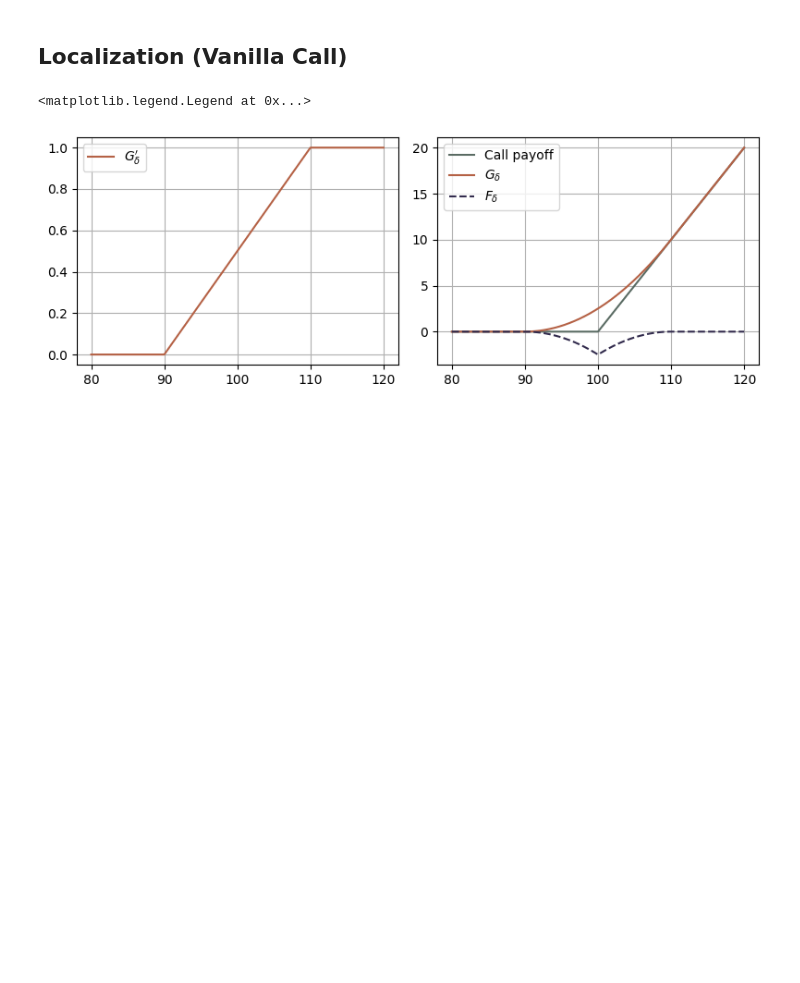
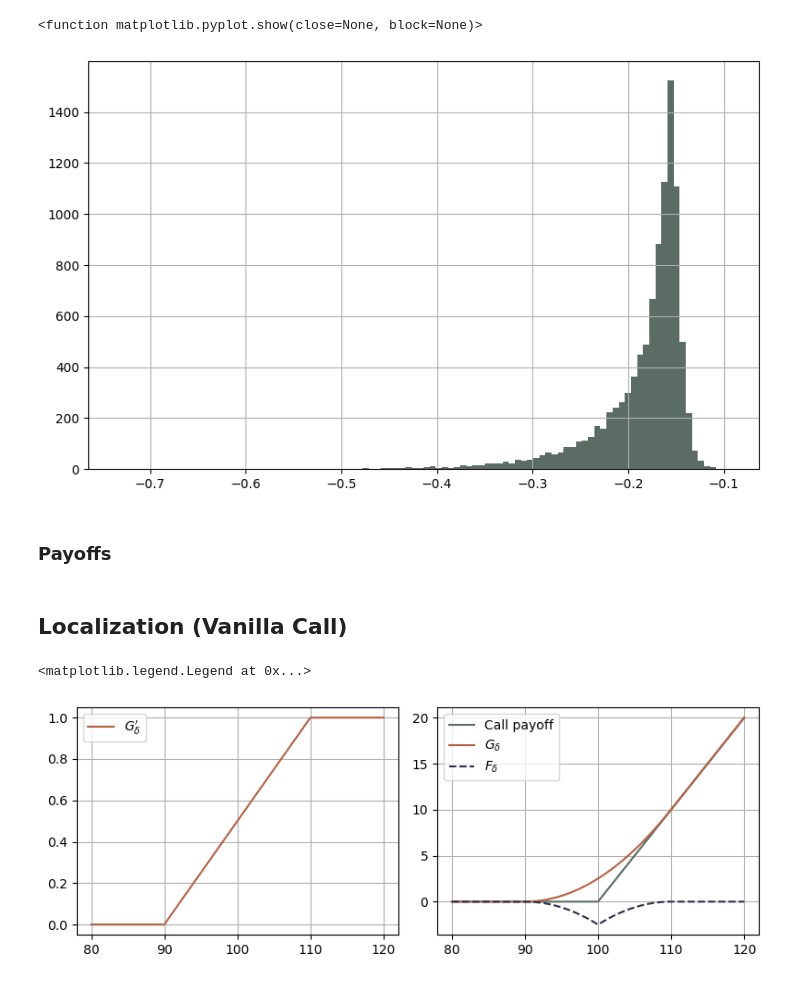
Before and after one commit to MrG1raffe/signature, a Jupyter notebook: notebooks/SigMalliavin.ipynb, the cells around one changed output. Drawn from its saved outputs; the diff is of its cells as text; code cells hidden in the pictures; blank space fills up the shorter version.

```diff
--- a/notebooks/SigMalliavin.ipynb
+++ b/notebooks/SigMalliavin.ipynb
@@ -123,0 +187,26 @@ for i in range(3):
+# %%
+trunc = 5
+n = 5
+
+kappa_dict = {}
+gamma_dict = {}
+
+kappa_array = np.zeros((ta.alphabet.number_of_elements(n), ta.alphabet.number_of_elements(trunc)))
+gamma_array = np.zeros((ta.alphabet.number_of_elements(n), ta.alphabet.number_of_elements(trunc)))
+
+for i in range(ta.alphabet.number_of_elements(n)):
+    v = ta.alphabet.index_to_word(i)
+    if i == 0:
+        kappa_dict[""] = ta.from_dict({}, trunc=trunc)
+        gamma_dict[""] = ta.from_dict({}, trunc=trunc)
+    else:
+        kappa_dict[v] = kappa_dict[v[:-1]].tensor_prod_word(v[-1]) + ta.from_dict({v[:-1] + "1": int(v[-1] == "2")}, trunc=trunc)
+        gamma_dict[v] = gamma_dict[v[:-1]].tensor_prod_word(v[-1]) + kappa_dict[v[:-1]].tensor_prod_word("1") * int(v[-1] == "2")
+        print("v = ", v)
+        print("kappa(v) = ", )
+        ta.print(kappa_dict[v])
+        print("gamma(v) = ", )
+        ta.print(gamma_dict[v])
+
+        kappa_array[i] = kappa_dict[v].array.squeeze().real
+        gamma_array[i] = gamma_dict[v].array.squeeze().real
@@ -124,3 +231,24 @@ for i in range(3):
+# %%
+kappa_sigma = ta.from_array(trunc=trunc, array=vol_ts.array.squeeze().real @ kappa_array)
+gamma_sigma = ta.from_array(trunc=trunc, array=vol_ts.array.squeeze().real @ gamma_array)
+
+kappa_sigma_sq = kappa_sigma.shuffle_pow(2)
+# %%
+sig_T = sig[-1]
+
+integrated_G = (sig_T @ (vol_ts.tensor_prod_word("1") * rho - vol_ts.shuffle_prod(kappa_sigma).tensor_prod_word("1"))).squeeze().real + \
+               ((sig @ kappa_sigma)[:-1].real * np.diff(B.T, axis=0)).sum(axis=0)
+
+integrated_DG = (sig_T @ (kappa_sigma.tensor_prod_word("1") * rho - kappa_sigma_sq.tensor_prod_word("1") / 2 - vol_ts.shuffle_prod(gamma_sigma).tensor_prod_word("1"))).squeeze().real + \
+                ((sig @ gamma_sigma)[:-1].real * np.diff(B.T, axis=0)).sum(axis=0)
+# %%
+plt.hist(integrated_G, bins=100)
+plt.show
+# %% [output]
+<function matplotlib.pyplot.show(close=None, block=None)>
+[figure, added]
+# %% [markdown]
+### Payoffs
 # %%
 from scipy.stats import norm
 
```
Also changed, not shown: parts of 55 cells of this notebook.
